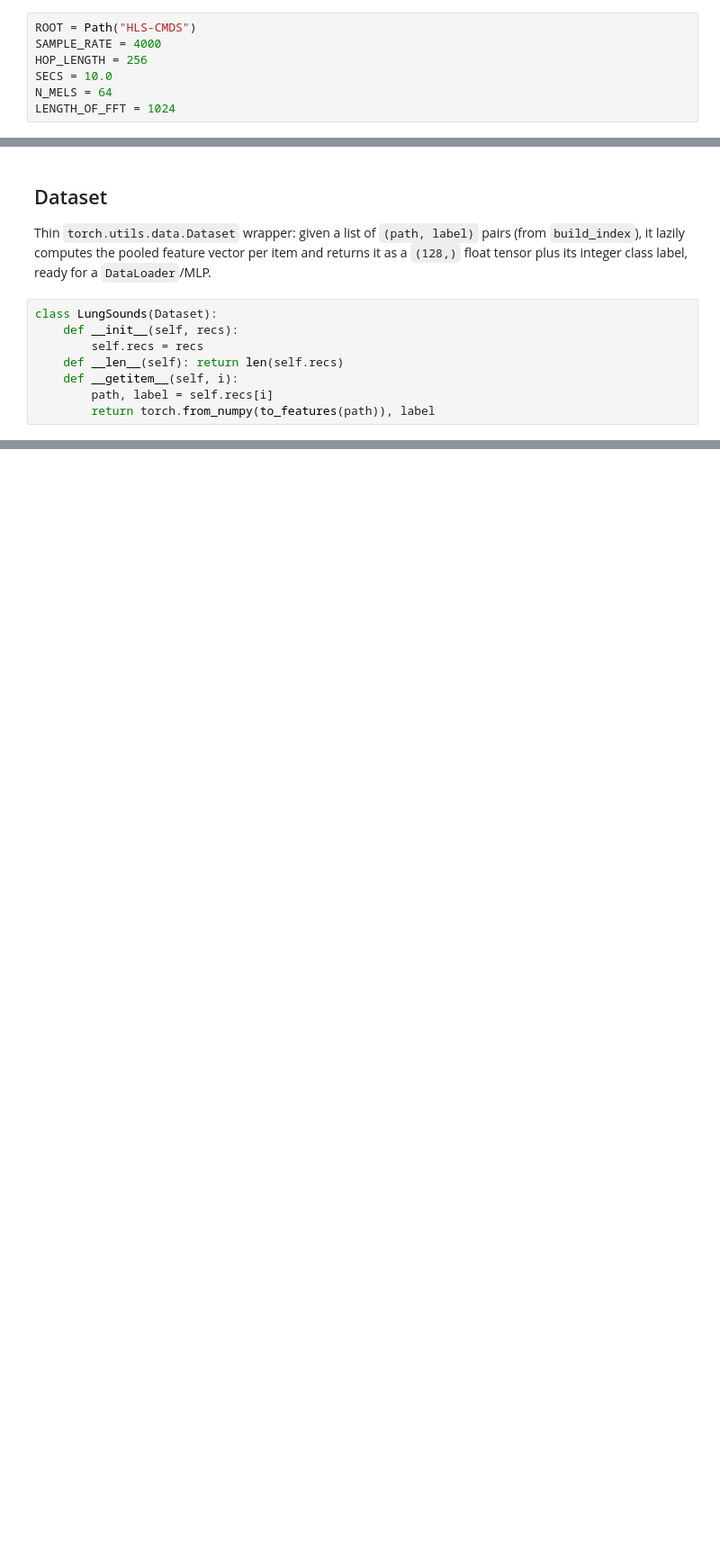
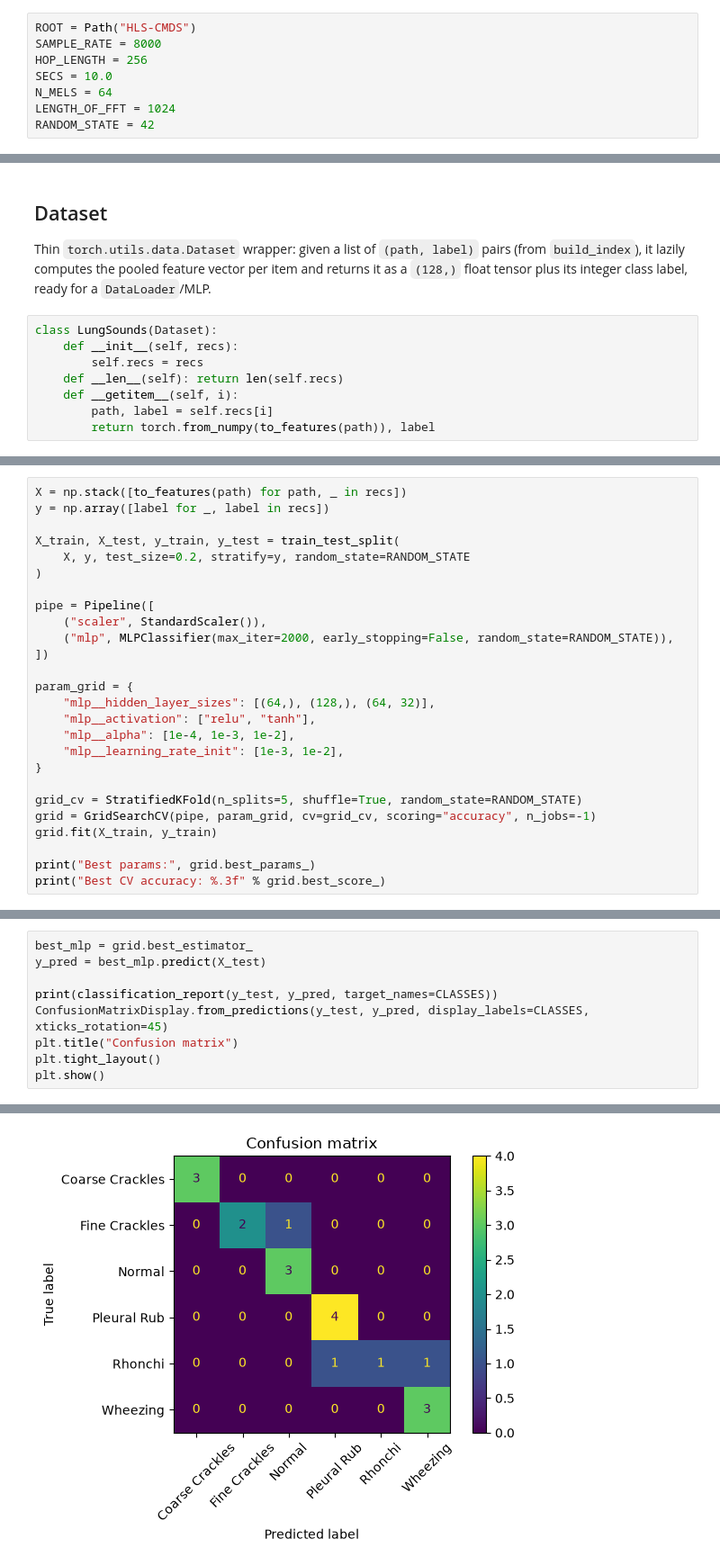
Before and after one commit to AnthonyCarrollJr/ML_Project2, a Jupyter notebook: main.ipynb, the cells around one changed output, grey strips where cells are left out. Shown at 90% size. Cells and saved outputs as stored; diff of their text form; blank space fills up the shorter version.

```diff
--- a/main.ipynb
+++ b/main.ipynb
@@ -19,11 +22,12 @@ from sklearn.metrics import classification_report, confusion_matrix
 `ROOT` points at the `HLS-CMDS/` dataset folder (see `README.md` for the download/layout instructions — it's gitignored because of the `.wav` files). Audio is resampled to `SAMPLE_RATE=8000` Hz and every clip is fixed to `SECS=6.0` s so all spectrograms come out the same shape; `N_MELS`/`N_FFT`/`HOP` control the mel-spectrogram resolution.
 # %%
 ROOT = Path("HLS-CMDS")
-SAMPLE_RATE = 4000
+SAMPLE_RATE = 8000
 HOP_LENGTH = 256
 SECS = 10.0
 N_MELS = 64
 LENGTH_OF_FFT = 1024
+RANDOM_STATE = 42
 # %% [markdown]
 ## Build the file index
 
@@ -100,0 +140,26 @@ feature shape: (128,)
+# %%
+X = np.stack([to_features(path) for path, _ in recs])
+y = np.array([label for _, label in recs])
+
+X_train, X_test, y_train, y_test = train_test_split(
+    X, y, test_size=0.2, stratify=y, random_state=RANDOM_STATE
+)
+
+pipe = Pipeline([
+    ("scaler", StandardScaler()),
+    ("mlp", MLPClassifier(max_iter=2000, early_stopping=False, random_state=RANDOM_STATE)),
+])
+
+param_grid = {
+    "mlp__hidden_layer_sizes": [(64,), (128,), (64, 32)],
+    "mlp__activation": ["relu", "tanh"],
+    "mlp__alpha": [1e-4, 1e-3, 1e-2],
+    "mlp__learning_rate_init": [1e-3, 1e-2],
+}
+
+grid_cv = StratifiedKFold(n_splits=5, shuffle=True, random_state=RANDOM_STATE)
+grid = GridSearchCV(pipe, param_grid, cv=grid_cv, scoring="accuracy", n_jobs=-1)
+grid.fit(X_train, y_train)
+
+print("Best params:", grid.best_params_)
+print("Best CV accuracy: %.3f" % grid.best_score_)
@@ -100,0 +173,10 @@ feature shape: (128,)
+# %%
+best_mlp = grid.best_estimator_
+y_pred = best_mlp.predict(X_test)
+
+print(classification_report(y_test, y_pred, target_names=CLASSES))
+ConfusionMatrixDisplay.from_predictions(y_test, y_pred, display_labels=CLASSES, xticks_rotation=45)
+plt.title("Confusion matrix")
+plt.tight_layout()
+plt.show()
+# %% [output]
@@ -100,0 +195 @@ feature shape: (128,)
+[figure, added]
```
Also changed, not shown: parts of 10 cells of this notebook.
